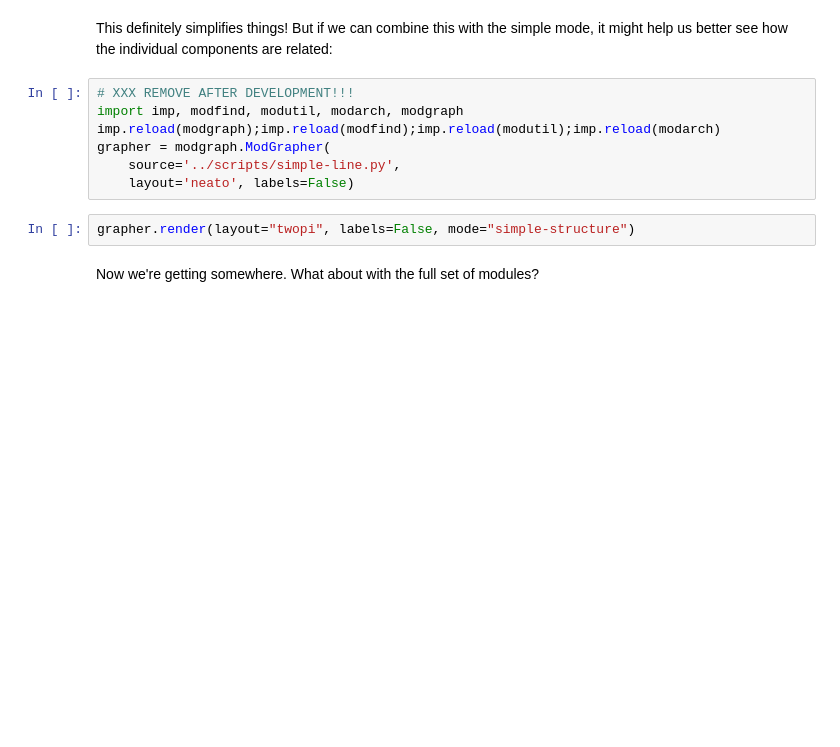
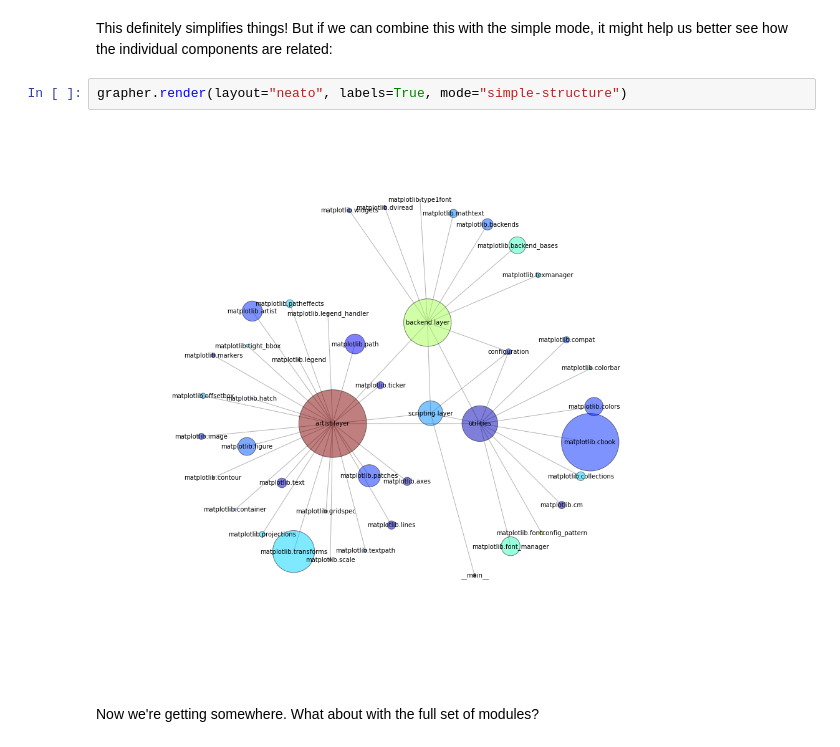
Before and after one commit to thorgisl/em-sample-notebook, a Jupyter notebook: notebooks/mmpl-arch.ipynb, the cells around one changed output. Cells and saved outputs as stored; diff of their text form; blank space fills up the shorter version.

```diff
--- a/notebooks/mmpl-arch.ipynb
+++ b/notebooks/mmpl-arch.ipynb
@@ -195,14 +195,9 @@ grapher.render(layout="neato", labels=True, mode="reduced-structure")
 # %% [markdown]
 This definitely simplifies things! But if we can combine this with the simple mode, it might help us better see how the individual components are related:
-# %%
-# XXX REMOVE AFTER DEVELOPMENT!!!
-import imp, modfind, modutil, modarch, modgraph
-imp.reload(modgraph);imp.reload(modfind);imp.reload(modutil);imp.reload(modarch)
-grapher = modgraph.ModGrapher(
-    source='../scripts/simple-line.py',
-    layout='neato', labels=False)
 # %%
-grapher.render(layout="twopi", labels=False, mode="simple-structure")
+grapher.render(layout="neato", labels=True, mode="simple-structure")
+# %% [output]
+[figure, added]
 # %% [markdown]
 Now we're getting somewhere. What about with the full set of modules?
 # %%
```
Also changed, not shown: parts of 10 cells of this notebook.
